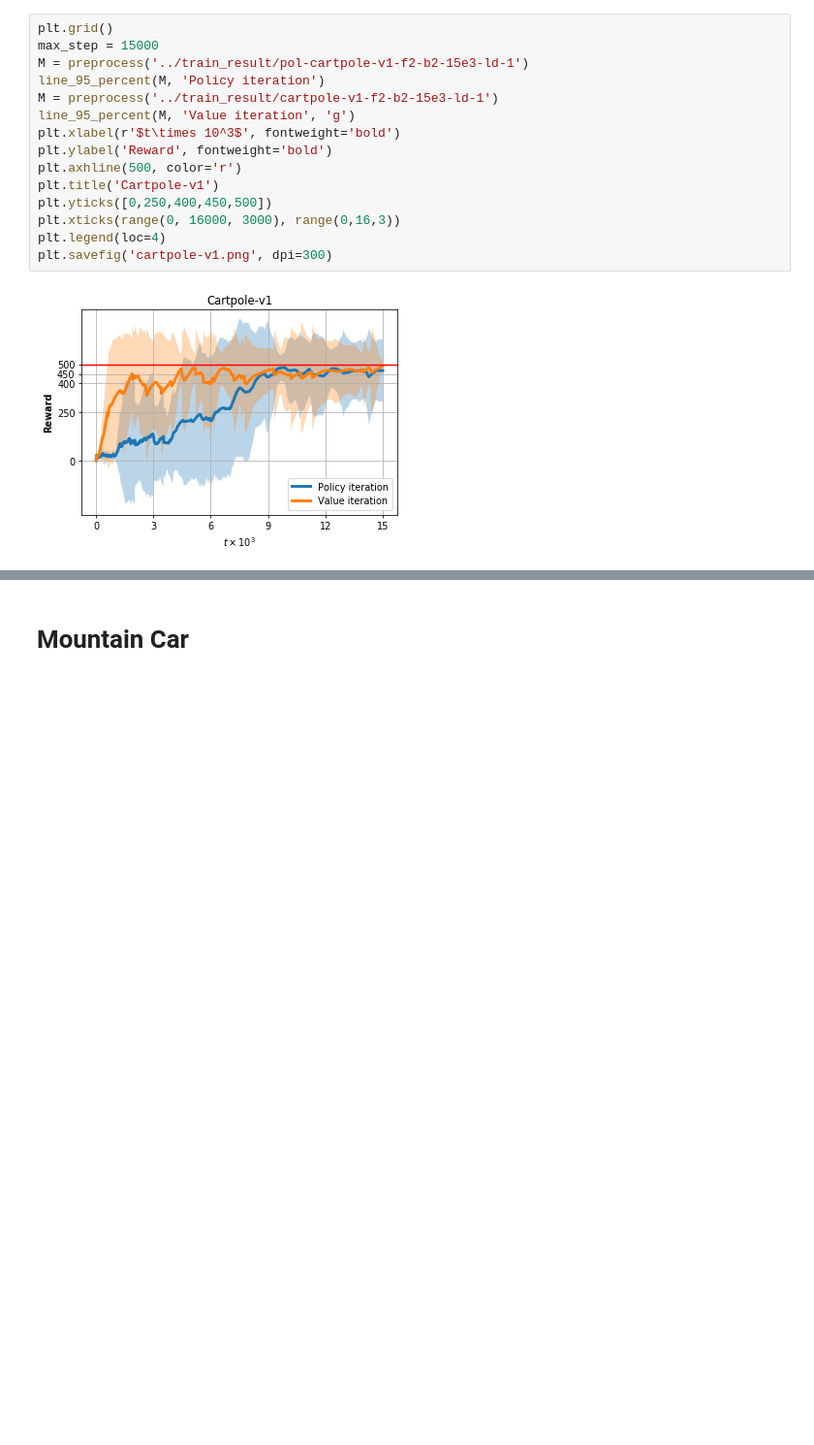
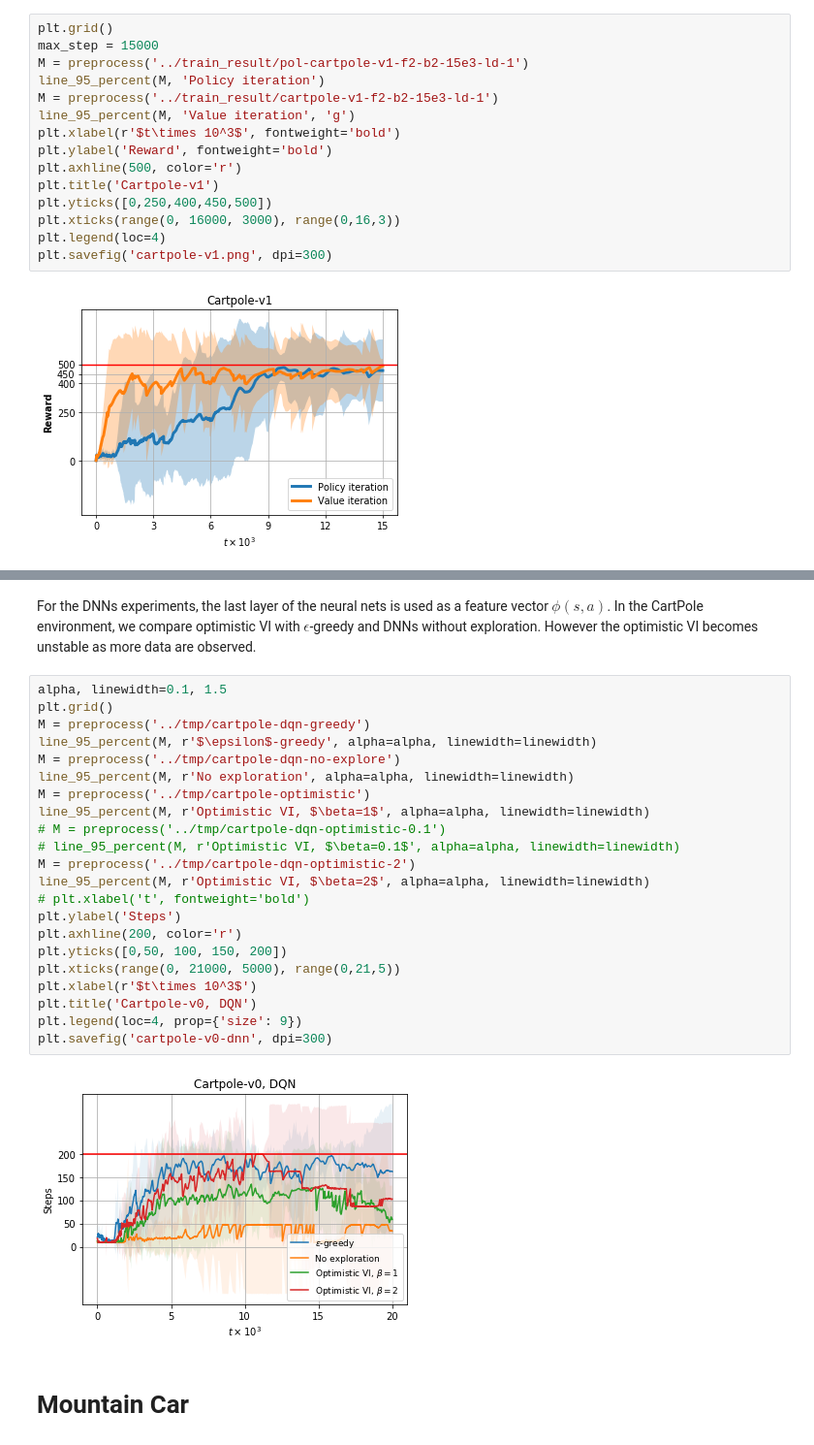
Before and after one commit to anhddo/oppoliter, a Jupyter notebook: notebook/ls-avg-reward.ipynb, the cells around one changed output, grey strips where cells are left out. Shown: that part at 97% size. Saved outputs shown, nothing was run; the diff lists cells and outputs as text; blank space fills up the shorter version.

```diff
--- a/notebook/ls-avg-reward.ipynb
+++ b/notebook/ls-avg-reward.ipynb
@@ -173,3 +208,29 @@ plt.savefig('cartpole-v1.png', dpi=300)
+# %% [markdown]
+For the DNNs experiments, the last layer of the neural nets is used as a feature vector $\phi(s,a)$. In the CartPole environment, we compare optimistic VI with $\epsilon$-greedy and DNNs without exploration. However the optimistic VI becomes unstable as more data are observed.
+# %%
+alpha, linewidth=0.1, 1.5
+plt.grid()
+M = preprocess('../tmp/cartpole-dqn-greedy')
+line_95_percent(M, r'$\epsilon$-greedy', alpha=alpha, linewidth=linewidth)
+M = preprocess('../tmp/cartpole-dqn-no-explore')
+line_95_percent(M, r'No exploration', alpha=alpha, linewidth=linewidth)
+M = preprocess('../tmp/cartpole-optimistic')
+line_95_percent(M, r'Optimistic VI, $\beta=1$', alpha=alpha, linewidth=linewidth)
+# M = preprocess('../tmp/cartpole-dqn-optimistic-0.1')
+# line_95_percent(M, r'Optimistic VI, $\beta=0.1$', alpha=alpha, linewidth=linewidth)
+M = preprocess('../tmp/cartpole-dqn-optimistic-2')
+line_95_percent(M, r'Optimistic VI, $\beta=2$', alpha=alpha, linewidth=linewidth)
+# plt.xlabel('t', fontweight='bold')
+plt.ylabel('Steps')
+plt.axhline(200, color='r')
+plt.yticks([0,50, 100, 150, 200])
+plt.xticks(range(0, 21000, 5000), range(0,21,5))
+plt.xlabel(r'$t\times 10^3$')
+plt.title('Cartpole-v0, DQN')
+plt.legend(loc=4, prop={'size': 9})
+plt.savefig('cartpole-v0-dnn', dpi=300)
+# %% [output]
+[figure, added]
 # %% [markdown]
 # Mountain Car
 # %%
```
Also changed, not shown: parts of 6 cells of this notebook, 10 other files.
